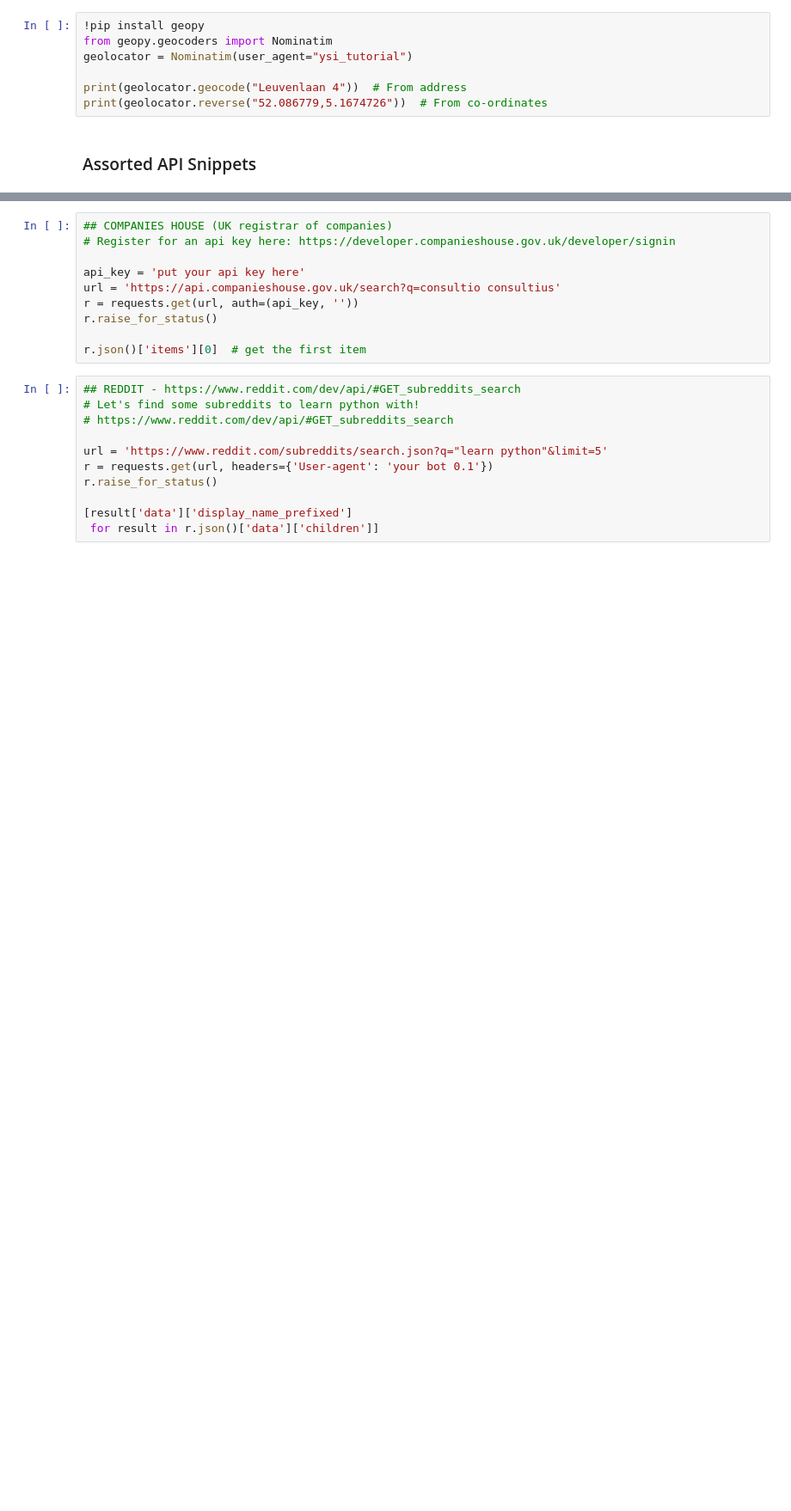
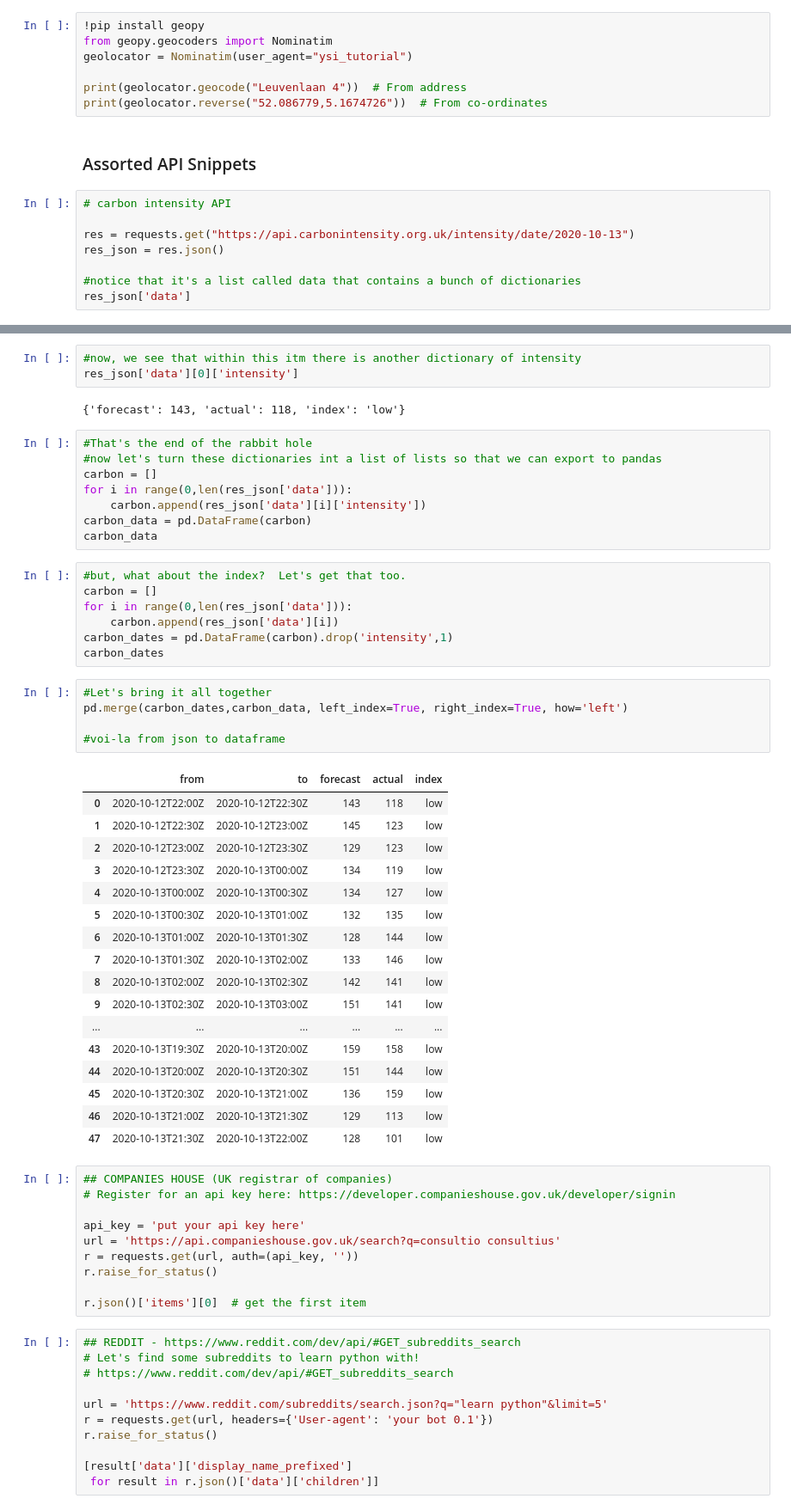
Before and after one commit to somethingabout/Data_Analysis_Python_R, a Jupyter notebook: Lecture_4/Lecture 4.ipynb, the cells around one changed output, grey strips where cells are left out. Shown at 86% size. Saved outputs shown, nothing was run; the diff lists cells and outputs as text; blank space fills up the shorter version.

```diff
--- a/Lecture_4/Lecture 4.ipynb
+++ b/Lecture_4/Lecture 4.ipynb
@@ -713,3 +716,11 @@ print(geolocator.geocode("Leuvenlaan 4"))  # From address
 print(geolocator.reverse("52.086779,5.1674726"))  # From co-ordinates
 # %% [markdown]
 ### Assorted API Snippets
+# %%
+# carbon intensity API
+
+res = requests.get("https://api.carbonintensity.org.uk/intensity/date/2020-10-13")
+res_json = res.json()
+
+#notice that it's a list called data that contains a bunch of dictionaries
+res_json['data']
@@ -716,3 +752,46 @@ print(geolocator.reverse("52.086779,5.1674726"))  # From co-ordinates
+# %%
+#now, we see that within this itm there is another dictionary of intensity
+res_json['data'][0]['intensity']
+# %% [output]
+{'forecast': 143, 'actual': 118, 'index': 'low'}
+# %%
+#That's the end of the rabbit hole
+#now let's turn these dictionaries int a list of lists so that we can export to pandas
+carbon = []
+for i in range(0,len(res_json['data'])):
+    carbon.append(res_json['data'][i]['intensity'])
+carbon_data = pd.DataFrame(carbon)
+carbon_data
+# %%
+#but, what about the index?  Let's get that too.
+carbon = []
+for i in range(0,len(res_json['data'])):
+    carbon.append(res_json['data'][i])
+carbon_dates = pd.DataFrame(carbon).drop('intensity',1)
+carbon_dates
+# %%
+#Let's bring it all together
+pd.merge(carbon_dates,carbon_data, left_index=True, right_index=True, how='left')
+
+#voi-la from json to dataframe
+# %% [output]
+|  | from | to | forecast | actual | index |
+| 0 | 2020-10-12T22:00Z | 2020-10-12T22:30Z | 143 | 118 | low |
+| 1 | 2020-10-12T22:30Z | 2020-10-12T23:00Z | 145 | 123 | low |
+| 2 | 2020-10-12T23:00Z | 2020-10-12T23:30Z | 129 | 123 | low |
+| 3 | 2020-10-12T23:30Z | 2020-10-13T00:00Z | 134 | 119 | low |
+| 4 | 2020-10-13T00:00Z | 2020-10-13T00:30Z | 134 | 127 | low |
+| 5 | 2020-10-13T00:30Z | 2020-10-13T01:00Z | 132 | 135 | low |
+| 6 | 2020-10-13T01:00Z | 2020-10-13T01:30Z | 128 | 144 | low |
+| 7 | 2020-10-13T01:30Z | 2020-10-13T02:00Z | 133 | 146 | low |
+| 8 | 2020-10-13T02:00Z | 2020-10-13T02:30Z | 142 | 141 | low |
+| 9 | 2020-10-13T02:30Z | 2020-10-13T03:00Z | 151 | 141 | low |
+| ... | ... | ... | ... | ... | ... |
+| 43 | 2020-10-13T19:30Z | 2020-10-13T20:00Z | 159 | 158 | low |
+| 44 | 2020-10-13T20:00Z | 2020-10-13T20:30Z | 151 | 144 | low |
+| 45 | 2020-10-13T20:30Z | 2020-10-13T21:00Z | 136 | 159 | low |
+| 46 | 2020-10-13T21:00Z | 2020-10-13T21:30Z | 129 | 113 | low |
+| 47 | 2020-10-13T21:30Z | 2020-10-13T22:00Z | 128 | 101 | low |
 # %%
 ## COMPANIES HOUSE (UK registrar of companies)
 # Register for an api key here: https://developer.companieshouse.gov.uk/developer/signin
```
Also changed, not shown: parts of 4 cells of this notebook, 5 other files.
